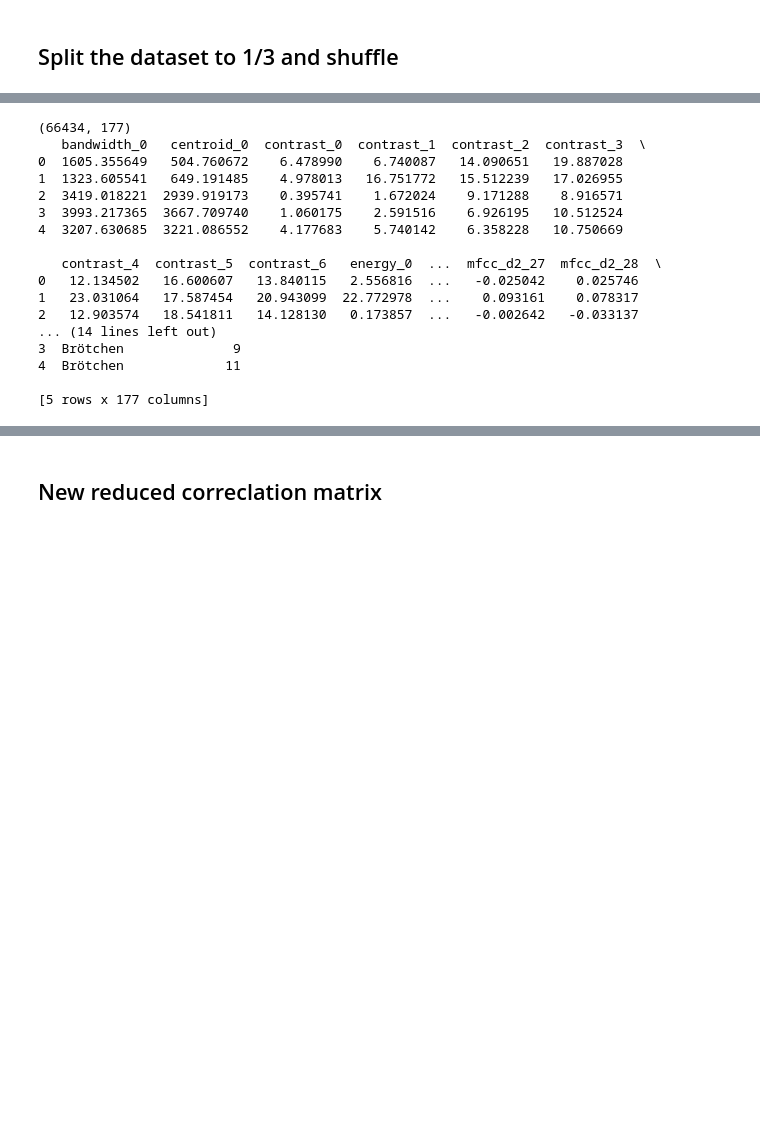
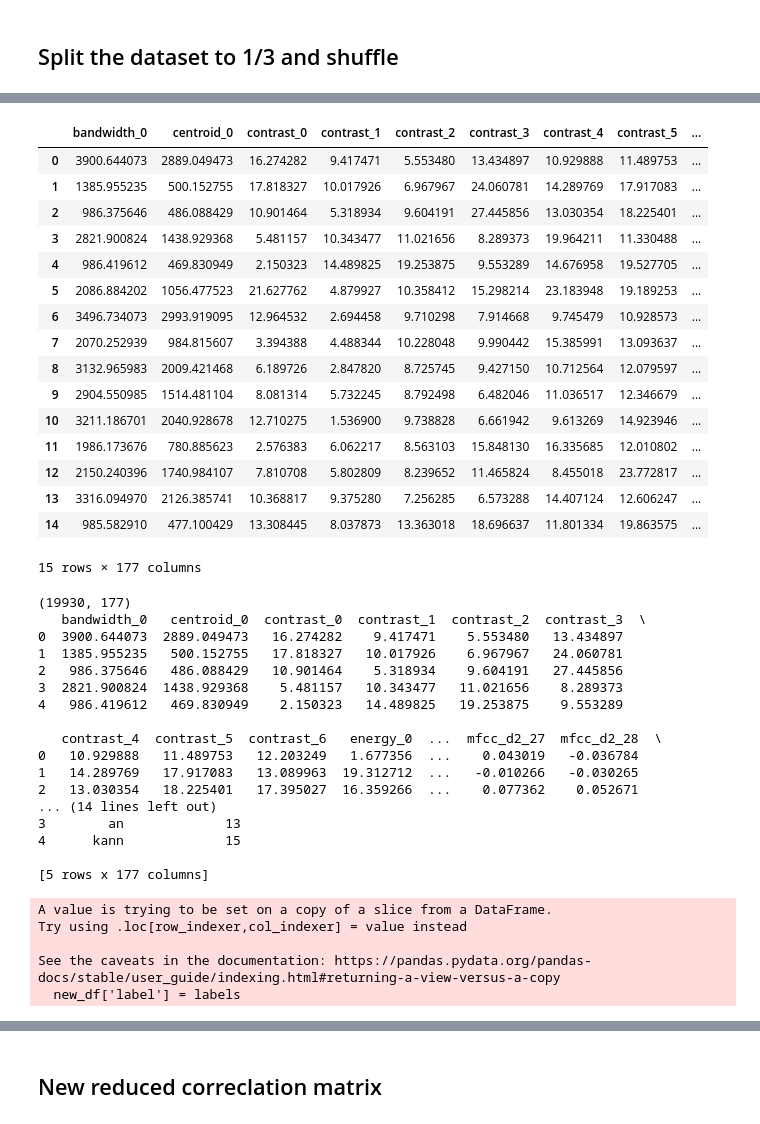
Before and after one commit to qtakmalay/JupyterProjects, a Jupyter notebook: ML and PC/Task3.ipynb, the cells around one changed output, grey strips where cells are left out. Cells and saved outputs as stored; diff of their text form; code cells hidden in the pictures; blank space fills up the shorter version.

```diff
--- a/ML and PC/Task3.ipynb
+++ b/ML and PC/Task3.ipynb
@@ -93,9 +119,29 @@ shuffled_df = df.sample(frac=1).reset_index(drop=True)
+# %%
+shuffled_df.head(15)
+# %% [output]
+|  | bandwidth_0 | centroid_0 | contrast_0 | contrast_1 | contrast_2 | contrast_3 | contrast_4 | contrast_5 | ... |
+| 0 | 3900.644073 | 2889.049473 | 16.274282 | 9.417471 | 5.553480 | 13.434897 | 10.929888 | 11.489753 | ... |
+| 1 | 1385.955235 | 500.152755 | 17.818327 | 10.017926 | 6.967967 | 24.060781 | 14.289769 | 17.917083 | ... |
+| 2 | 986.375646 | 486.088429 | 10.901464 | 5.318934 | 9.604191 | 27.445856 | 13.030354 | 18.225401 | ... |
+| 3 | 2821.900824 | 1438.929368 | 5.481157 | 10.343477 | 11.021656 | 8.289373 | 19.964211 | 11.330488 | ... |
+| 4 | 986.419612 | 469.830949 | 2.150323 | 14.489825 | 19.253875 | 9.553289 | 14.676958 | 19.527705 | ... |
+| 5 | 2086.884202 | 1056.477523 | 21.627762 | 4.879927 | 10.358412 | 15.298214 | 23.183948 | 19.189253 | ... |
+| 6 | 3496.734073 | 2993.919095 | 12.964532 | 2.694458 | 9.710298 | 7.914668 | 9.745479 | 10.928573 | ... |
+| 7 | 2070.252939 | 984.815607 | 3.394388 | 4.488344 | 10.228048 | 9.990442 | 15.385991 | 13.093637 | ... |
+| 8 | 3132.965983 | 2009.421468 | 6.189726 | 2.847820 | 8.725745 | 9.427150 | 10.712564 | 12.079597 | ... |
+| 9 | 2904.550985 | 1514.481104 | 8.081314 | 5.732245 | 8.792498 | 6.482046 | 11.036517 | 12.346679 | ... |
+| 10 | 3211.186701 | 2040.928678 | 12.710275 | 1.536900 | 9.738828 | 6.661942 | 9.613269 | 14.923946 | ... |
+| 11 | 1986.173676 | 780.885623 | 2.576383 | 6.062217 | 8.563103 | 15.848130 | 16.335685 | 12.010802 | ... |
+| 12 | 2150.240396 | 1740.984107 | 7.810708 | 5.802809 | 8.239652 | 11.465824 | 8.455018 | 23.772817 | ... |
+| 13 | 3316.094970 | 2126.385741 | 10.368817 | 9.375280 | 7.256285 | 6.573288 | 14.407124 | 12.606247 | ... |
+| 14 | 985.582910 | 477.100429 | 13.308445 | 8.037873 | 13.363018 | 18.696637 | 11.801334 | 19.863575 | ... |
+15 rows × 177 columns
 # %%
-split_coef = 30
+split_coef = 100
 one_third_size = len(shuffled_df) // split_coef
-new_df = shuffled_df.iloc[:one_third_size].reset_index(drop=True)
+new_df = shuffled_df.iloc[:one_third_size]
 
-labels = development['word'].repeat(44).reset_index(drop=True)
+labels = shuffled_df['label']
 
 labels = labels[:one_third_size]
 
@@ -104,20 +150,25 @@ new_df['label'] = labels
 print(new_df.shape)
 print(new_df.head())
 # %% [output]
-(66434, 177)
+(19930, 177)
    bandwidth_0   centroid_0  contrast_0  contrast_1  contrast_2  contrast_3  \
-0  1605.355649   504.760672    6.478990    6.740087   14.090651   19.887028
-1  1323.605541   649.191485    4.978013   16.751772   15.512239   17.026955
-2  3419.018221  2939.919173    0.395741    1.672024    9.171288    8.916571
-3  3993.217365  3667.709740    1.060175    2.591516    6.926195   10.512524
-4  3207.630685  3221.086552    4.177683    5.740142    6.358228   10.750669
+0  3900.644073  2889.049473   16.274282    9.417471    5.553480   13.434897
+1  1385.955235   500.152755   17.818327   10.017926    6.967967   24.060781
+2   986.375646   486.088429   10.901464    5.318934    9.604191   27.445856
+3  2821.900824  1438.929368    5.481157   10.343477   11.021656    8.289373
+4   986.419612   469.830949    2.150323   14.489825   19.253875    9.553289
 
    contrast_4  contrast_5  contrast_6   energy_0  ...  mfcc_d2_27  mfcc_d2_28  \
-0   12.134502   16.600607   13.840115   2.556816  ...   -0.025042    0.025746
-1   23.031064   17.587454   20.943099  22.772978  ...    0.093161    0.078317
-2   12.903574   18.541811   14.128130   0.173857  ...   -0.002642   -0.033137
+0   10.929888   11.489753   12.203249   1.677356  ...    0.043019   -0.036784
+1   14.289769   17.917083   13.089963  19.312712  ...   -0.010266   -0.030265
+2   13.030354   18.225401   17.395027  16.359266  ...    0.077362    0.052671
 ... (14 lines left out)
-3  Brötchen              9
-4  Brötchen             11
+3        an             13
+4      kann             15
 
 [5 rows x 177 columns]
+A value is trying to be set on a copy of a slice from a DataFrame.
+Try using .loc[row_indexer,col_indexer] = value instead
+
+See the caveats in the documentation: https://pandas.pydata.org/pandas-docs/stable/user_guide/indexing.html#returning-a-view-versus-a-copy
+  new_df['label'] = labels
```
Also changed, not shown: parts of 11 cells of this notebook.
